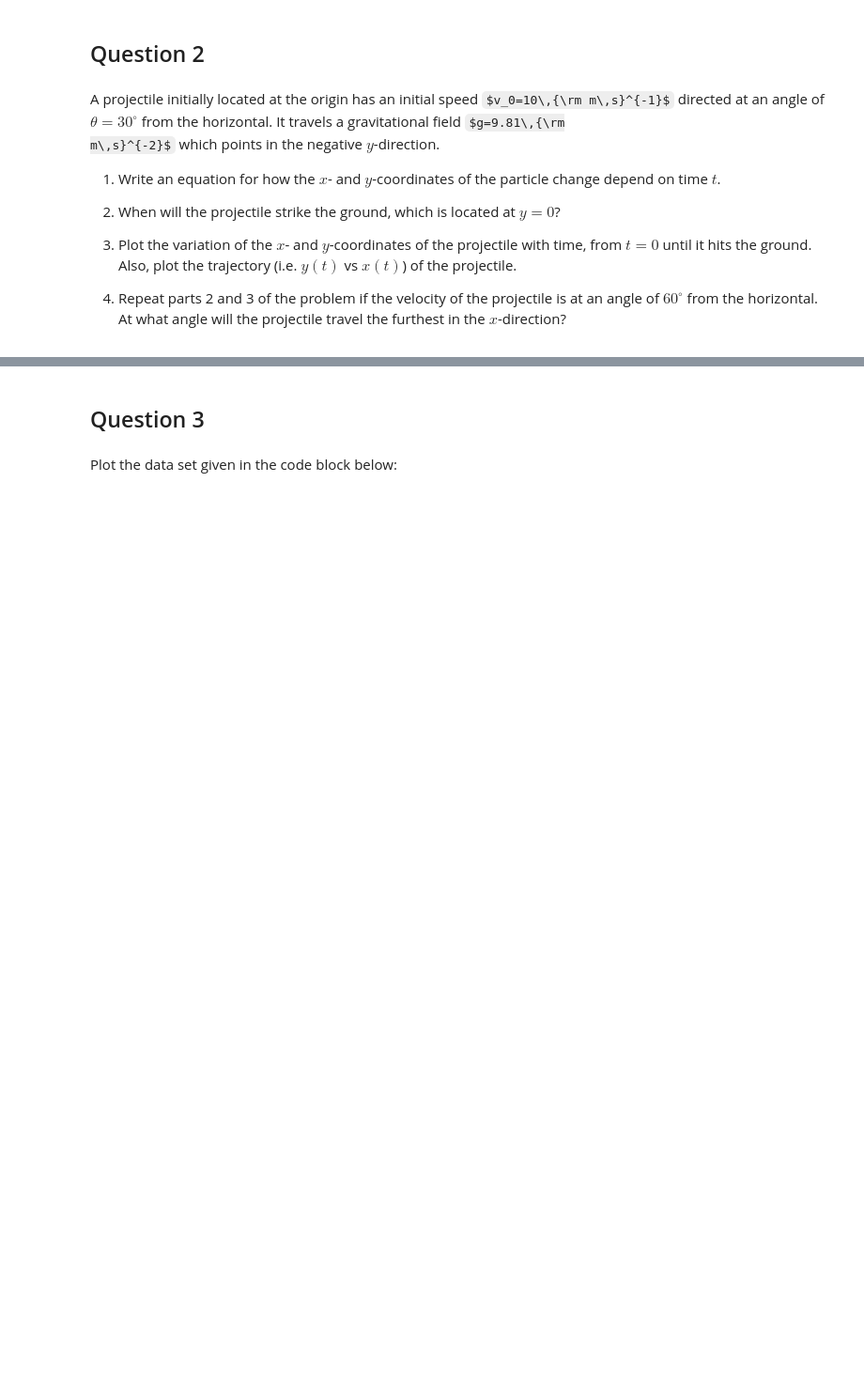
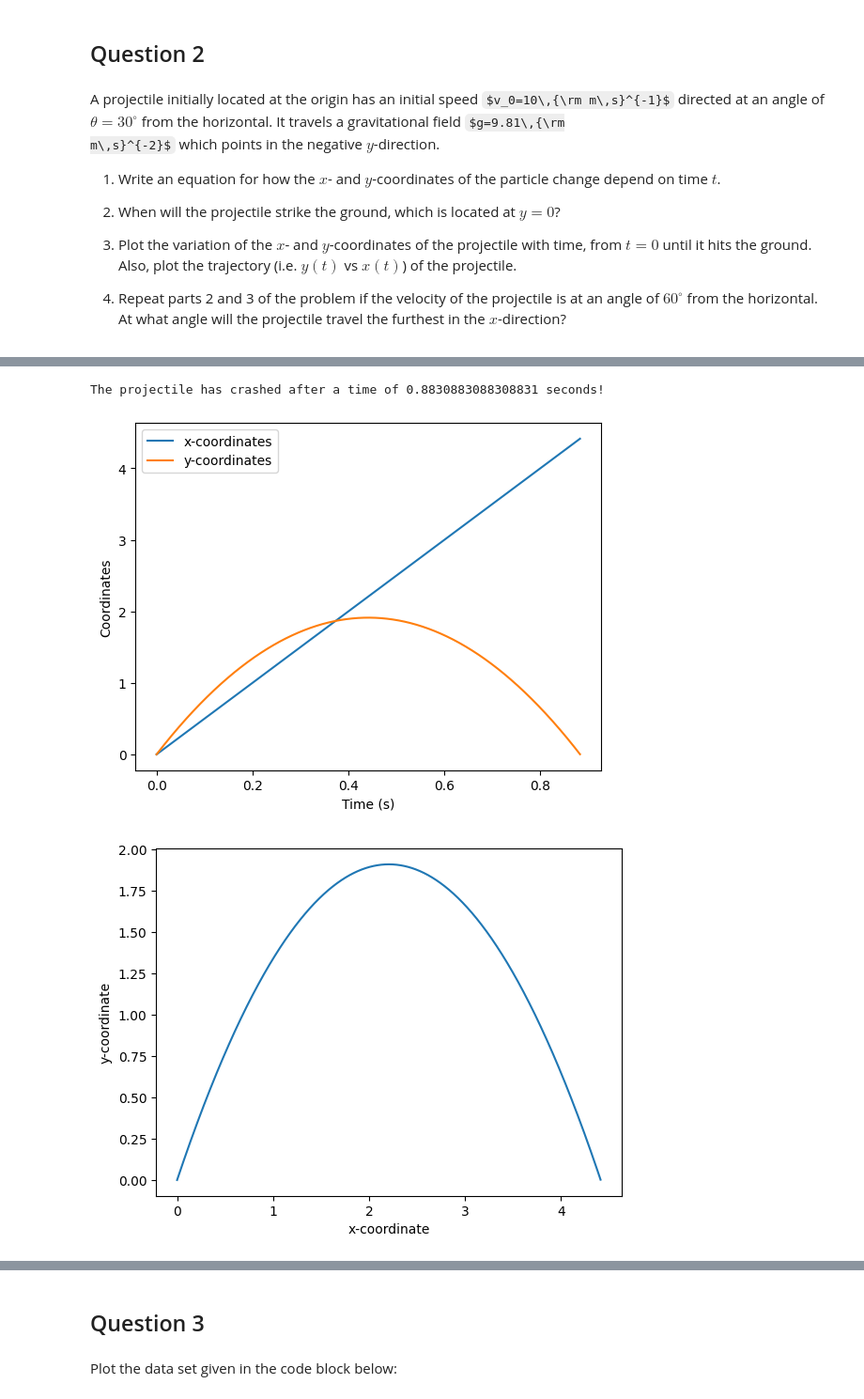
Before and after one commit to vint-j/Chemical-Engineering, a Jupyter notebook: Notebooks/CP213/Tutorial 1.ipynb, the cells around one changed output, grey strips where cells are left out. Shown: that part at 94% size. Drawn from its saved outputs; the diff is of its cells as text; code cells hidden in the pictures; some formulas as TeX source; blank space fills up the shorter version.

```diff
--- a/Notebooks/CP213/Tutorial 1.ipynb
+++ b/Notebooks/CP213/Tutorial 1.ipynb
@@ -40,0 +155,35 @@ m\,s}^{-2}$ which points in the negative $y$-direction.
+# %%
+angle = 60
+v0 = 10
+g = 9.81
+t = np.linspace(0,5,10000)
+
+x = []
+y = []
+
+for i in range(len(t)):
+    vx = np.cos(np.radians(angle))*v0
+    vy = np.sin(np.radians(angle))*v0 - g*t[i]
+    sx = vx*t[i]
+    sy = vy*t[i]
+    if sy < 0:
+        print(f'The projectile has crashed after a time of {t[i]} seconds!')
+        break
+    x.append(sx)
+    y.append(sy)
+
+plt.plot(t[:len(x)],x, label='x-coordinates')
+plt.plot(t[:len(x)],y, label='y-coordinates')
+plt.xlabel('Time (s)')
+plt.ylabel('Coordinates')
+plt.legend()
+plt.show()
+
+plt.plot(x,y)
+plt.xlabel('x-coordinate')
+plt.ylabel('y-coordinate')
+plt.show()
+# %% [output]
+The projectile has crashed after a time of 0.8830883088308831 seconds!
+[figure, added]
+[figure, added]
```
Also changed, not shown: parts of 7 cells of this notebook.
